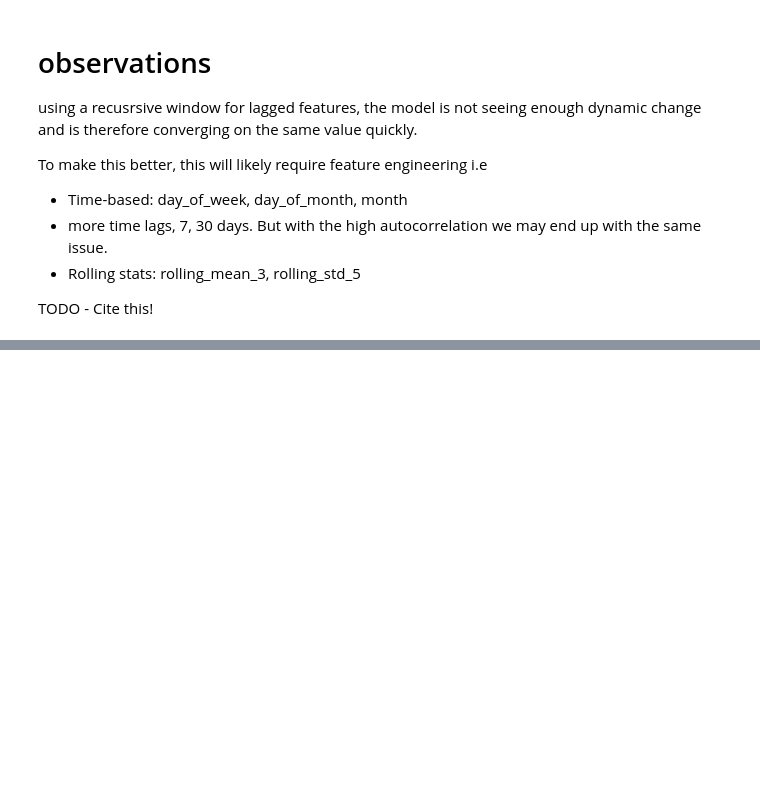
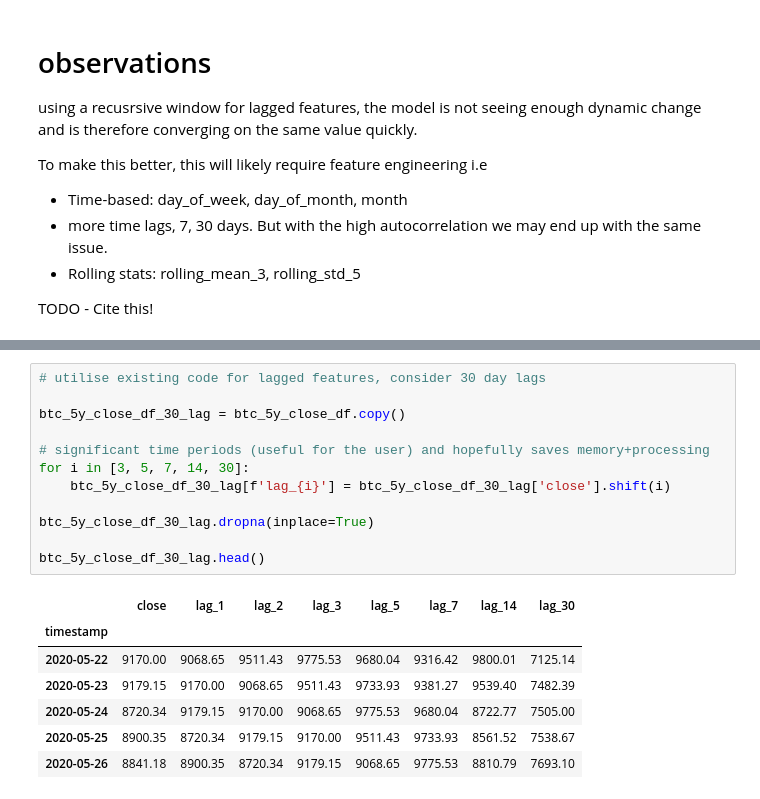
Before and after one commit to RalleyD/COM724_AE2, a Jupyter notebook: notebooks/xgboost-time-series.ipynb, the cells around one changed output, grey strips where cells are left out. Saved outputs shown, nothing was run; the diff lists cells and outputs as text; blank space fills up the shorter version.

```diff
--- a/notebooks/xgboost-time-series.ipynb
+++ b/notebooks/xgboost-time-series.ipynb
@@ -303,0 +279,20 @@ TODO - Cite this!
+# %%
+# utilise existing code for lagged features, consider 30 day lags
+
+btc_5y_close_df_30_lag = btc_5y_close_df.copy()
+
+# significant time periods (useful for the user) and hopefully saves memory+processing
+for i in [3, 5, 7, 14, 30]:
+    btc_5y_close_df_30_lag[f'lag_{i}'] = btc_5y_close_df_30_lag['close'].shift(i)
+
+btc_5y_close_df_30_lag.dropna(inplace=True)
+
+btc_5y_close_df_30_lag.head()
+# %% [output]
+|  | close | lag_1 | lag_2 | lag_3 | lag_5 | lag_7 | lag_14 | lag_30 |
+| timestamp |  |  |  |  |  |  |  |  |
+| 2020-05-22 | 9170.00 | 9068.65 | 9511.43 | 9775.53 | 9680.04 | 9316.42 | 9800.01 | 7125.14 |
+| 2020-05-23 | 9179.15 | 9170.00 | 9068.65 | 9511.43 | 9733.93 | 9381.27 | 9539.40 | 7482.39 |
+| 2020-05-24 | 8720.34 | 9179.15 | 9170.00 | 9068.65 | 9775.53 | 9680.04 | 8722.77 | 7505.00 |
+| 2020-05-25 | 8900.35 | 8720.34 | 9179.15 | 9170.00 | 9511.43 | 9733.93 | 8561.52 | 7538.67 |
+| 2020-05-26 | 8841.18 | 8900.35 | 8720.34 | 9179.15 | 9068.65 | 9775.53 | 8810.79 | 7693.10 |
```
Also changed, not shown: parts of 9 cells of this notebook.
